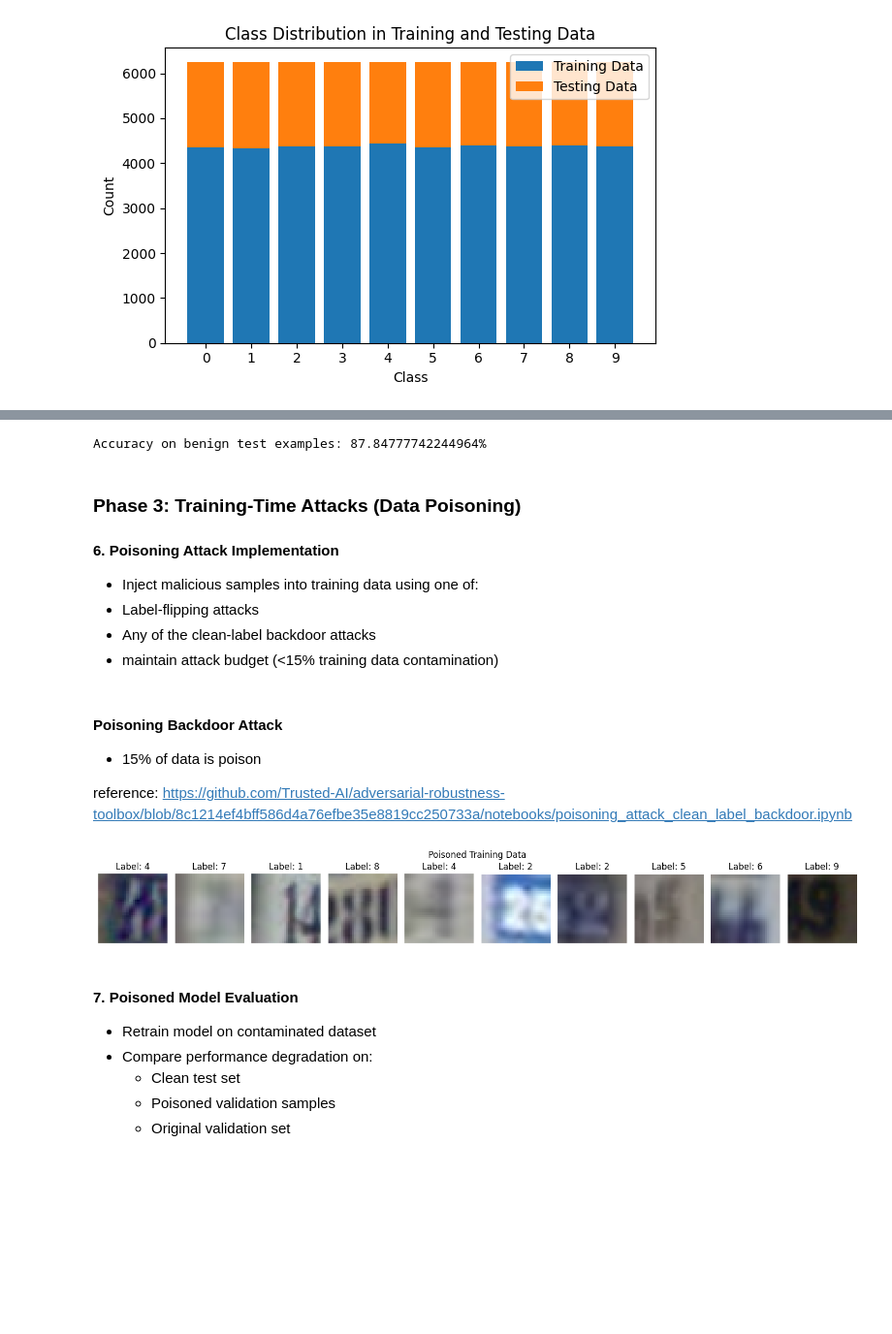
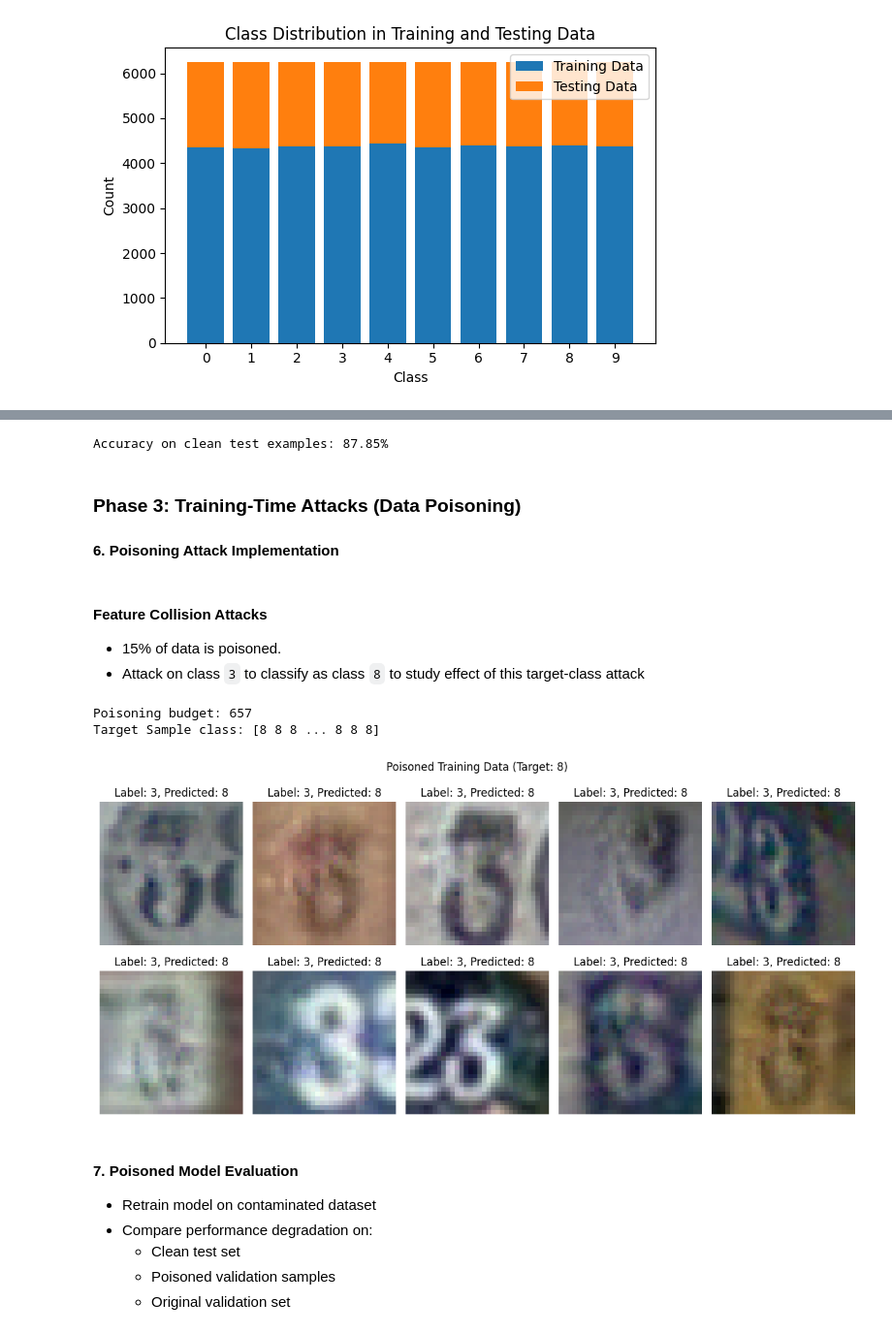
Before and after one commit to innozent/security_capstone, a Jupyter notebook: group5_project.ipynb, the cells around one changed output, grey strips where cells are left out. Shown at 97% size. Cells and saved outputs as stored; diff of their text form; code cells hidden in the pictures; blank space fills up the shorter version.

```diff
--- a/group5_project.ipynb
+++ b/group5_project.ipynb
@@ -85,10 +108,13 @@ Test data: (18762, 3, 32, 32) Label: (18762,)
 # %%
-def show_example(X, y, n_samples=10, title=None):
-    plt.figure(figsize=(15, 2))
+def show_example(X, y, n_samples=10, title=None, y_predict=None):
+    plt.figure(figsize=(12, 6))
     for i in range(n_samples):
-        plt.subplot(1, n_samples, i+1)
+        plt.subplot(n_samples//5, 5,i+1)
         plt.imshow(X[i].transpose(1, 2, 0))
-        plt.title(f"Label: {y[i]}")
+        if y_predict is not None:
+            plt.title(f"Label: {y[i]}, Predicted: {y_predict[i]}")
+        else:
+            plt.title(f"Label: {y[i]}")
         plt.axis('off')
     if title:
         plt.suptitle(title)
@@ -192,40 +224,54 @@ base_classifier.fit(X_train, y_train,
 # Evaluate the ART classifier on test examples
 base_predition = base_classifier.predict(X_test)
 base_accuracy = np.mean(np.argmax(base_predition, axis=1) == y_test)
-print("Accuracy on benign test examples: {}%".format(base_accuracy * 100))
+print("Accuracy on clean test examples: {:.2%}".format(base_accuracy))
 # %% [output]
-Accuracy on benign test examples: 87.84777742244964%
+Accuracy on clean test examples: 87.85%
 # %% [markdown]
 ### Phase 3: Training-Time Attacks (Data Poisoning)
 
 #### 6.	 Poisoning Attack Implementation
-- Inject malicious samples into training data using one of:
-- Label-flipping attacks
-- Any of the clean-label backdoor attacks
-- maintain attack budget (<15% training data contamination)
-# %% [markdown]
-#### Poisoning Backdoor Attack
-- 15% of data is poison
-
-reference: https://github.com/Trusted-AI/adversarial-robustness-toolbox/blob/8c1214ef4bff586d4a76efbe35e8819cc250733a/notebooks/poisoning_attack_clean_label_backdoor.ipynb
+# %% [markdown]
+#### Feature Collision Attacks
+- 15% of data is poisoned.
+- Attack on class `3` to classify as class `8` to study effect of this target-class attack
 # %%
-from art.attacks.poisoning import PoisoningAttackBackdoor
-from art.attacks.poisoning.perturbations import add_pattern_bd
+
+from art.attacks.poisoning import FeatureCollisionAttack
 
 # poison 15% of data
-poison_budget = np.int_(0.15 * len(X_train))
+# poison_budget = np.int_(0.15 * len(X_train))
+poison_budget = int(len(y_train[y_train == 3]) * 0.15)
+print("Poisoning budget:", poison_budget)
 
-# poison 15% of data
-backdoor = PoisoningAttackBackdoor(lambda x: add_pattern_bd(x, distance=2, pixel_value=1, channels_first=True))
-X_poisoned, y_poisoned = backdoor.poison(X_train[:poison_budget], np.full(poison_budget, 0).astype(np.int32))
+# Specify the target sample and layer
+target_sample = np.expand_dims(X_train[y_train == 8][0], axis=0)
+print("Target Sample class:", y_train[[y_train == 8][0]])
+feature_layer = base_classifier.layer_names[-2]
+
+feature_collision_attack = FeatureCollisionAttack(
+    classifier=base_classifier,
+    target=target_sample,
+    feature_layer=feature_layer,
+    learning_rate=0.03,
+    max_iter=10,
+    similarity_coeff=0.5
+)
+
+X_poisoned, poison_labels = feature_collision_attack.poison(X_train[y_train == 3][:poison_budget])
+y_poisoned = np.argmax(poison_labels, axis=1)
 
 # Combine poisoned data with clean data
 X_train_poisoned = np.concatenate([X_poisoned, X_train[poison_budget:]], axis=0)
 y_train_poisoned = np.concatenate([y_poisoned, y_train[poison_budget:]], axis=0)
 
-show_example(X_train_poisoned[::-10], y_train_poisoned[::-10], title="Poisoned Training Data")
+y_train_poisoned_predicted = np.argmax(base_classifier.predict(X_train_poisoned), axis=1)
+
+show_example(X_train_poisoned[:10], y_train_poisoned[:10], title="Poisoned Training Data (Target: 8)", y_predict=y_train_poisoned_predicted[:10])
 # %% [output]
+Poisoning budget: 657
+Target Sample class: [8 8 8 ... 8 8 8]
-[figure, old version]
+[figure, new version]
 # %% [markdown]
 #### 7.	Poisoned Model Evaluation
 - Retrain model on contaminated dataset
```
Also changed, not shown: parts of 75 cells of this notebook, 2 other files.
